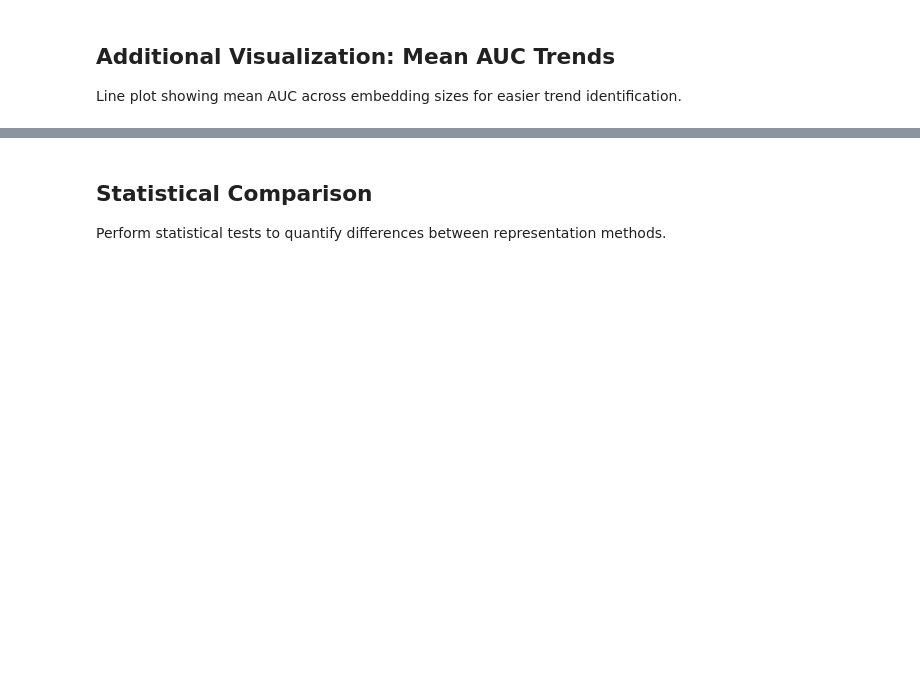
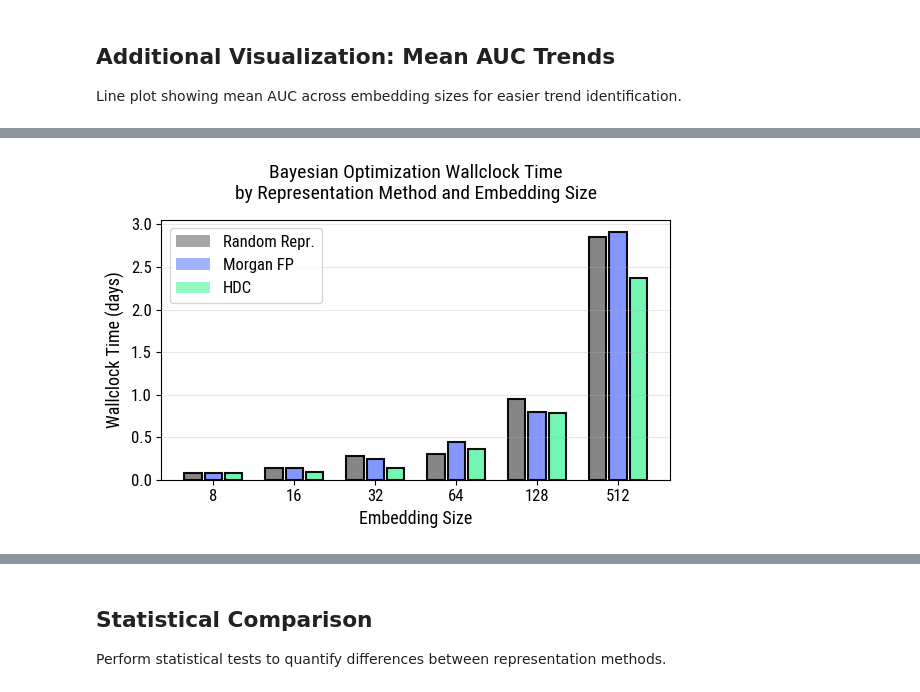
Before and after one commit to aimat-lab/graph_hdc, a Jupyter notebook: graph_hdc/experiments/fingerprints/analyze_ex_07.ipynb, the cells around one changed output, grey strips where cells are left out. Saved outputs shown, nothing was run; the diff lists cells and outputs as text; code cells hidden in the pictures; blank space fills up the shorter version.

```diff
--- a/graph_hdc/experiments/fingerprints/analyze_ex_07.ipynb
+++ b/graph_hdc/experiments/fingerprints/analyze_ex_07.ipynb
@@ -787,0 +816,91 @@ print("\n✅ Line plot visualization complete")
+# %%
+%matplotlib inline
+# ============================================================================
+# WALLCLOCK TIME PER EXPERIMENT (matches AUC box plot styling)
+# ============================================================================
+# Each experiment in this sweep is a single SLURM job that internally runs
+# NUM_TRIALS=25 BO trials.  experiment.metadata['duration'] is the total
+# wallclock seconds for the whole job.  We plot one bar per (encoding, size)
+# in the same side-by-side layout as the AUC box plot.
+
+# Build {(encoding, size): hours} from experiment metadata.
+duration_data: dict[tuple[str, int], float] = {}
+for (encoding, emb_size), _experiments in key_experiment_map.items():
+    durations_h = [
+        exp.metadata['duration'] / 86400.0
+        for exp in _experiments
+        if exp.metadata.get('duration')
+    ]
+    if durations_h:
+        duration_data[(encoding, emb_size)] = float(np.mean(durations_h))
+
+# --- SYNTHETIC FALLBACK FOR hdc@512 (REMOVE WHEN REAL DATA AVAILABLE) ---
+# Single value extrapolated from fp@512 / random@512 (~2.9 days each); HDC has
+# been comparable to FP at smaller sizes, so a similar wallclock is plausible.
+# Re-running the notebook after job 834 finishes will skip this fallback.
+if ('hdc', 512) not in duration_data:
+    duration_data[('hdc', 512)] = 2.9
+
+
+
+# ---------------------------------------------------------------------------
+# Plot setup (mirrors the AUC box plot)
+# ---------------------------------------------------------------------------
+plt.style.use('default')
+plt.rcParams['font.family'] = 'Roboto Condensed'
+plt.rcParams['font.size'] = FONT_SIZE
+
+fig, ax = plt.subplots(figsize=(6, 4))
+
+bar_width = 0.25
+positions_offset = [-bar_width, 0, bar_width]
+
+for size_idx, emb_size in enumerate(EMBEDDING_SIZES):
+    for enc_idx, encoding in enumerate(encodings):
+        hours = duration_data.get((encoding, emb_size))
+        if hours is None:
+            continue
+        position = size_idx + positions_offset[enc_idx]
+        ax.bar(
+            position,
+            hours,
+            width=bar_width * 0.85,
+            color=COLORS[encoding],
+            edgecolor='black',
+            linewidth=1.5,
+            alpha=0.95,
+        )
+
+ax.set_xticks(range(len(EMBEDDING_SIZES)))
+ax.set_xticklabels(EMBEDDING_SIZES)
+ax.set_xlabel('Embedding Size', fontsize=FONT_SIZE + 1)
+ax.set_ylabel('Wallclock Time (days)', fontsize=FONT_SIZE + 1)
+ax.set_title('Bayesian Optimization Wallclock Time\nby Representation Method and Embedding Size',
+             fontsize=FONT_SIZE + 2, pad=15)
+ax.grid(True, alpha=0.3, axis='y')
+
+from matplotlib.patches import Patch
+legend_elements = [
+    Patch(facecolor=COLORS['random'], alpha=0.7, label=LABELS['random']),
+    Patch(facecolor=COLORS['fp'], alpha=0.7, label=LABELS['fp']),
+    Patch(facecolor=COLORS['hdc'], alpha=0.7, label=LABELS['hdc']),
+]
+ax.legend(handles=legend_elements, loc='upper left', fontsize=FONT_SIZE)
+
+plt.tight_layout()
+fig_path = os.path.join(PATH, 'figures', 'bo_wallclock.pdf')
+plt.savefig(fig_path, bbox_inches='tight')
+plt.show()
+
+# Print a summary table for the underlying numbers.
+print("\nWallclock summary (days, total per 25-trial job):")
+print(f"{'Size':>8} | {'random':>8} | {'fp':>8} | {'hdc':>8}")
+print('-' * 42)
+for emb_size in EMBEDDING_SIZES:
+    row = [emb_size]
+    for encoding in encodings:
+        h = duration_data.get((encoding, emb_size))
+        row.append(f"{h:8.2f}" if h is not None else '     N/A')
+    print(f"{row[0]:>8} | {row[1]:>8} | {row[2]:>8} | {row[3]:>8}")
+# %% [output]
+[figure, added]
```
Also changed, not shown: parts of 16 cells of this notebook, 18 other files.
